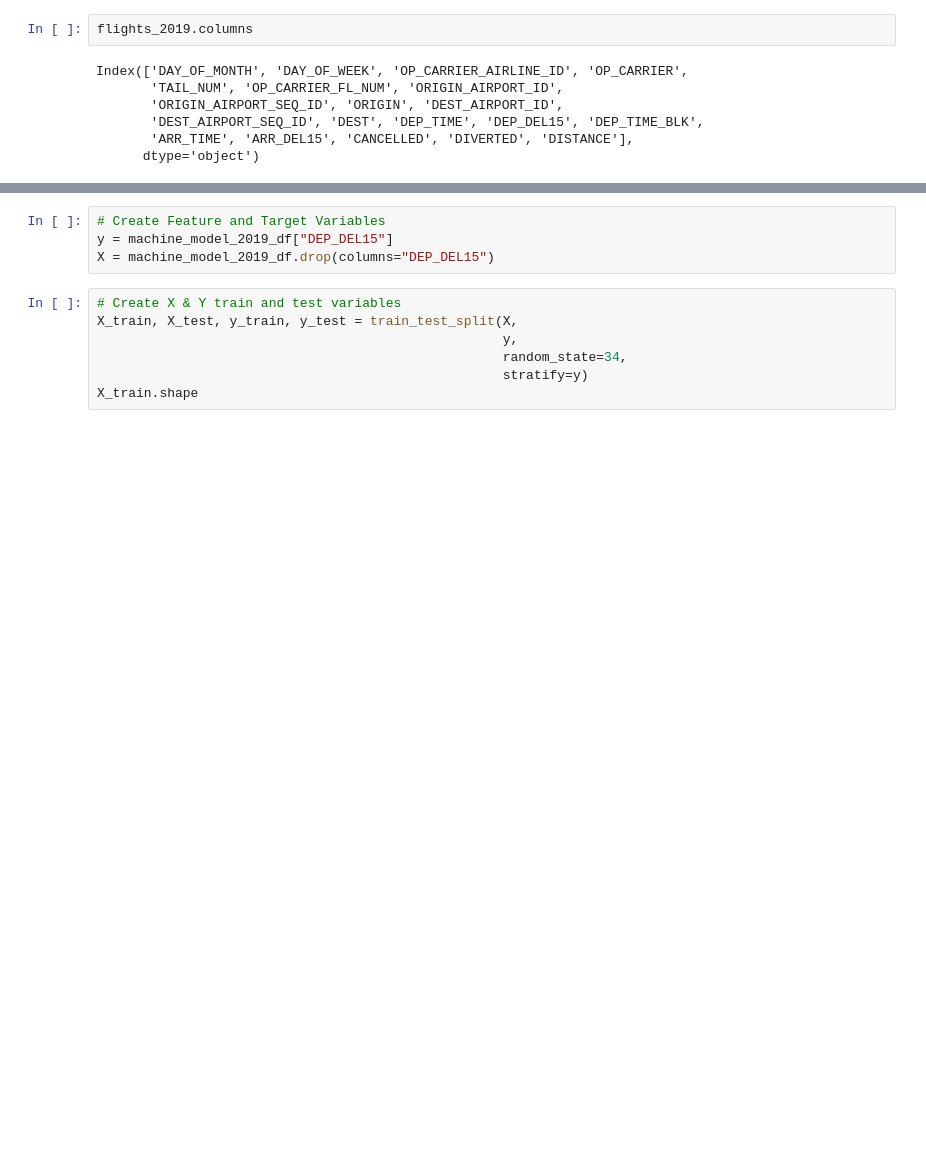
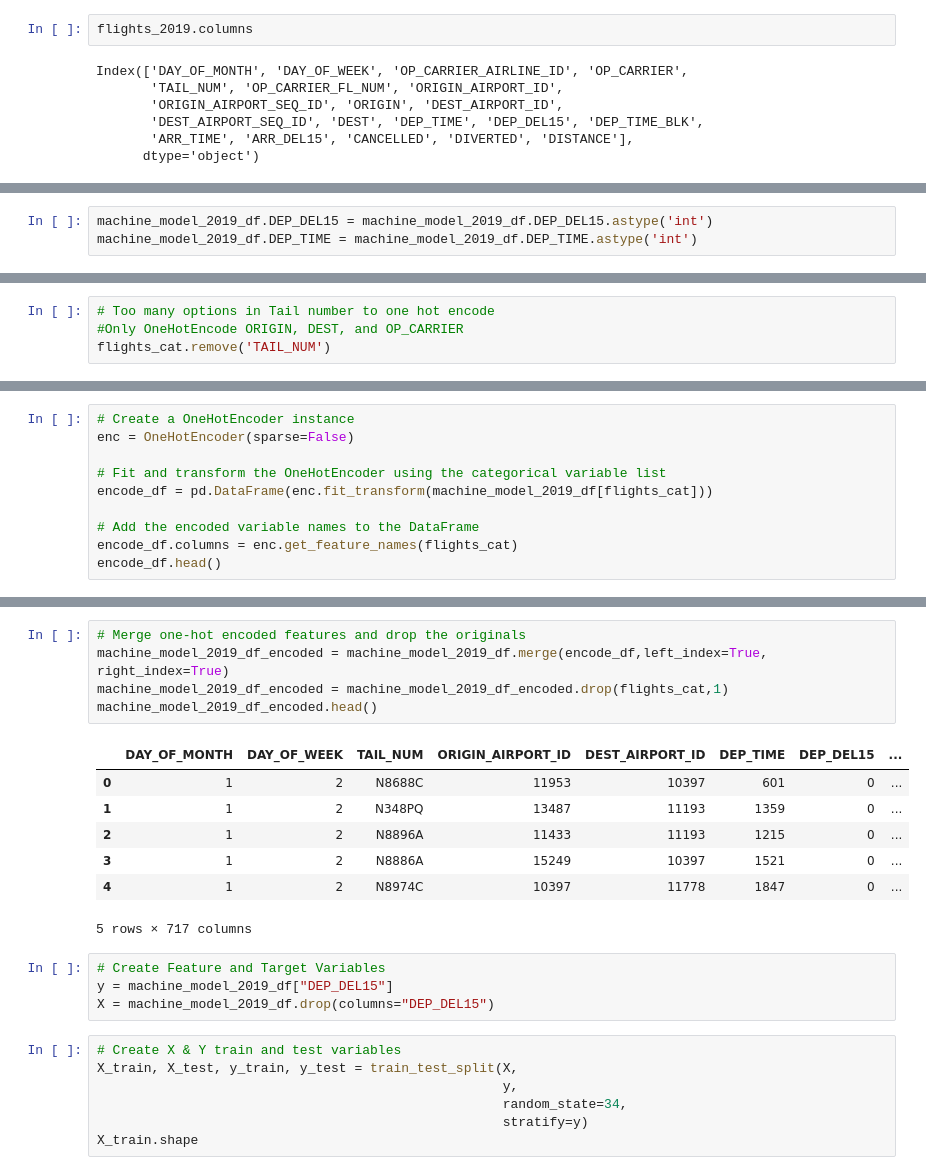
Before and after one commit to Duegan24/Final_Project, a Jupyter notebook: Seg_two_model .ipynb, the cells around one changed output, grey strips where cells are left out. Cells and saved outputs as stored; diff of their text form; blank space fills up the shorter version.

```diff
--- a/Seg_two_model .ipynb
+++ b/Seg_two_model .ipynb
@@ -52,0 +47,3 @@ machine_model_2019_df
+# %%
+machine_model_2019_df.DEP_DEL15 = machine_model_2019_df.DEP_DEL15.astype('int')
+machine_model_2019_df.DEP_TIME = machine_model_2019_df.DEP_TIME.astype('int')
@@ -52,0 +89,4 @@ machine_model_2019_df
+# %%
+# Too many options in Tail number to one hot encode
+#Only OneHotEncode ORIGIN, DEST, and OP_CARRIER
+flights_cat.remove('TAIL_NUM')
@@ -52,0 +97,10 @@ machine_model_2019_df
+# %%
+# Create a OneHotEncoder instance
+enc = OneHotEncoder(sparse=False)
+
+# Fit and transform the OneHotEncoder using the categorical variable list
+encode_df = pd.DataFrame(enc.fit_transform(machine_model_2019_df[flights_cat]))
+
+# Add the encoded variable names to the DataFrame
+encode_df.columns = enc.get_feature_names(flights_cat)
+encode_df.head()
@@ -53,3 +115,16 @@ machine_model_2019_df
+# %%
+# Merge one-hot encoded features and drop the originals
+machine_model_2019_df_encoded = machine_model_2019_df.merge(encode_df,left_index=True, right_index=True)
+machine_model_2019_df_encoded = machine_model_2019_df_encoded.drop(flights_cat,1)
+machine_model_2019_df_encoded.head()
+# %% [output]
+|  | DAY_OF_MONTH | DAY_OF_WEEK | TAIL_NUM | ORIGIN_AIRPORT_ID | DEST_AIRPORT_ID | DEP_TIME | DEP_DEL15 | ... |
+| 0 | 1 | 2 | N8688C | 11953 | 10397 | 601 | 0 | ... |
+| 1 | 1 | 2 | N348PQ | 13487 | 11193 | 1359 | 0 | ... |
+| 2 | 1 | 2 | N8896A | 11433 | 11193 | 1215 | 0 | ... |
+| 3 | 1 | 2 | N8886A | 15249 | 10397 | 1521 | 0 | ... |
+| 4 | 1 | 2 | N8974C | 10397 | 11778 | 1847 | 0 | ... |
+5 rows × 717 columns
 # %%
 # Create Feature and Target Variables
 y = machine_model_2019_df["DEP_DEL15"]
```
Also changed, not shown: parts of 11 cells of this notebook.
